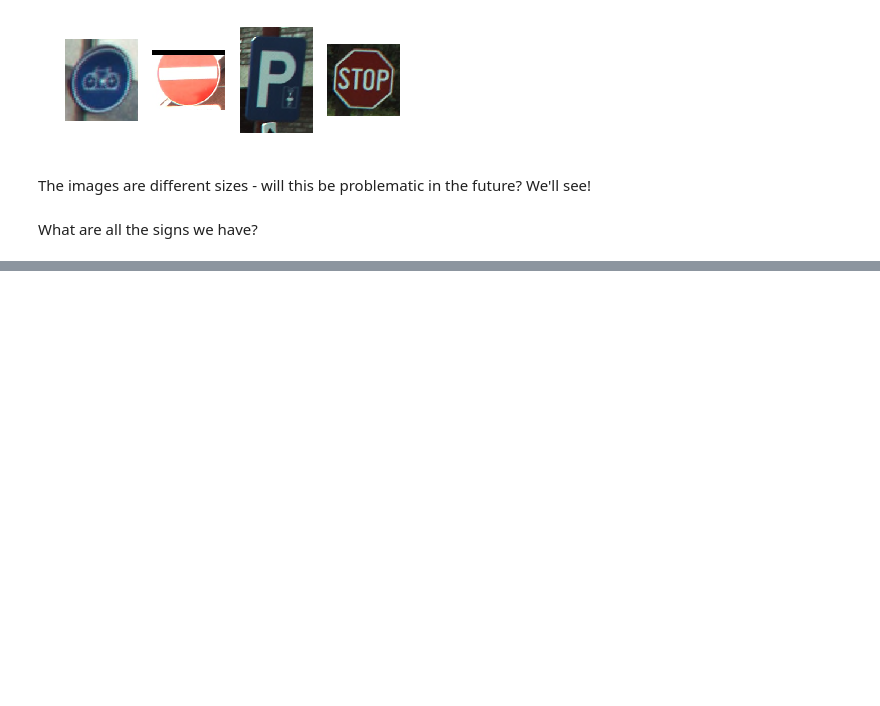
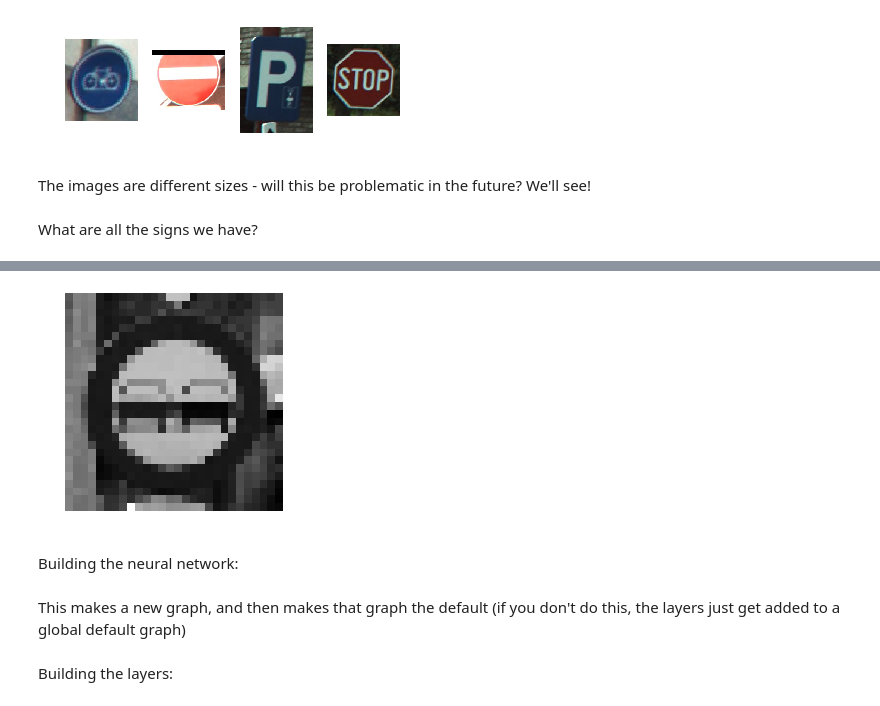
Before and after one commit to katelynrwalker/tensorflow_streetsigns, a Jupyter notebook: streetsign_id.ipynb, the cells around one changed output, grey strips where cells are left out. Drawn from its saved outputs; the diff is of its cells as text; code cells hidden in the pictures; blank space fills up the shorter version.

```diff
--- a/streetsign_id.ipynb
+++ b/streetsign_id.ipynb
@@ -118,0 +143,13 @@ plt.show()
+# %%
+images28 = np.array(images28)
+images28 = rgb2gray(images28)
+# %%
+plt.imshow(images28[0], cmap='gray')
+plt.axis('off')
+plt.show()
+# %% [output]
+[figure, added]
+# %% [markdown]
+Building the neural network:
+# %% [markdown]
+This makes a new graph, and then makes that graph the default (if you don't do this, the layers just get added to a global default graph)
@@ -118,0 +159,2 @@ plt.show()
+# %% [markdown]
+Building the layers:
```
Also changed, not shown: parts of 13 cells of this notebook.
